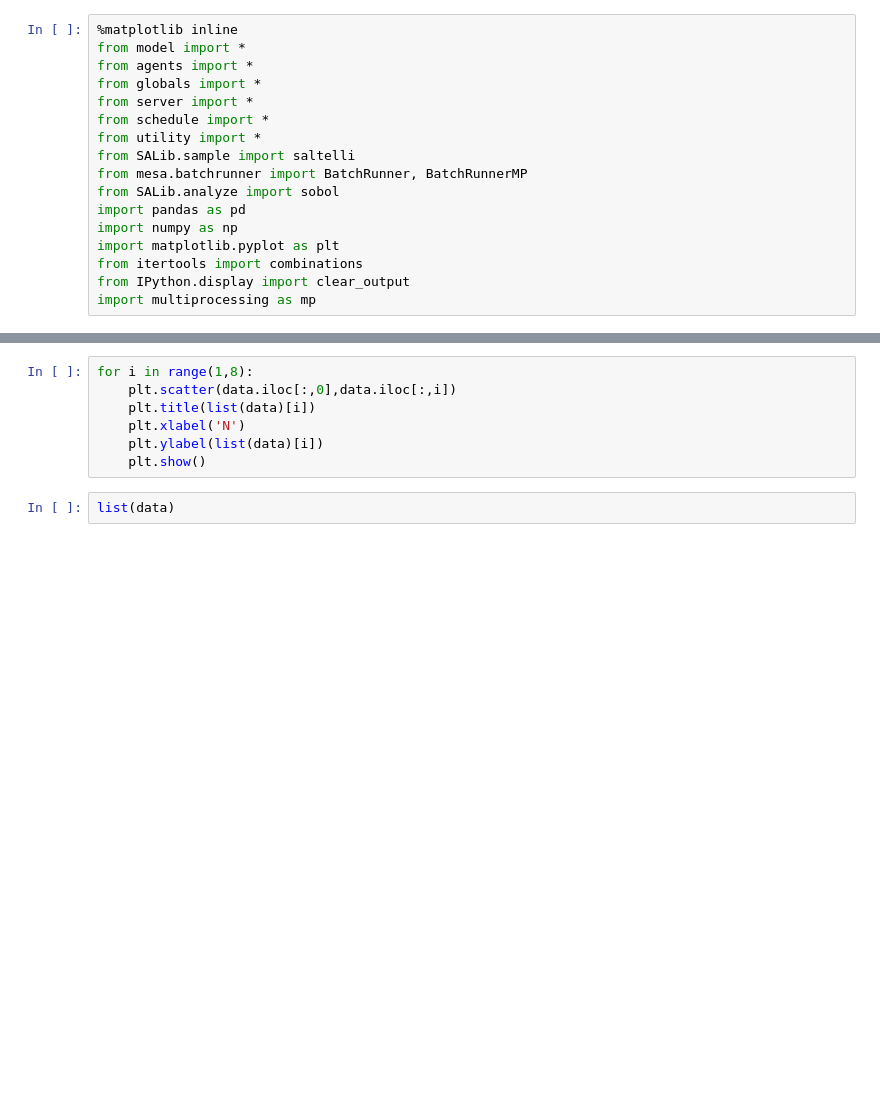
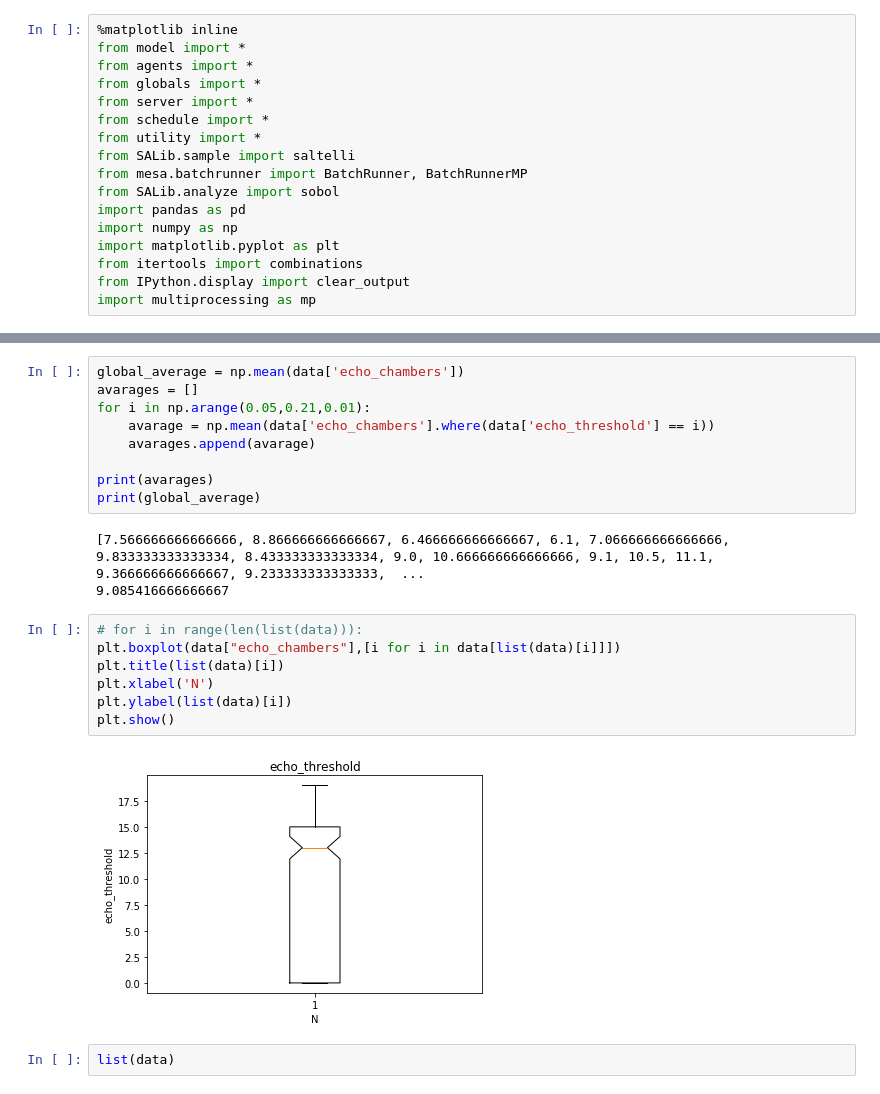
Before and after one commit to DirkZomerdijk/RPE-ABM, a Jupyter notebook: Code/Sensitivity analysis.ipynb, the cells around one changed output, grey strips where cells are left out. Saved outputs shown, nothing was run; the diff lists cells and outputs as text; blank space fills up the shorter version.

```diff
--- a/Code/Sensitivity analysis.ipynb
+++ b/Code/Sensitivity analysis.ipynb
@@ -91,10 +108,24 @@ plt.show()
+# %%
+global_average = np.mean(data['echo_chambers'])
+avarages = []
+for i in np.arange(0.05,0.21,0.01):
+    avarage = np.mean(data['echo_chambers'].where(data['echo_threshold'] == i))
+    avarages.append(avarage)
+
+print(avarages)
+print(global_average)
+# %% [output]
+[7.566666666666666, 8.866666666666667, 6.466666666666667, 6.1, 7.066666666666666, 9.833333333333334, 8.433333333333334, 9.0, 10.666666666666666, 9.1, 10.5, 11.1, 9.366666666666667, 9.233333333333333,  ...
+9.085416666666667
 # %%
-for i in range(1,8):
-    plt.scatter(data.iloc[:,0],data.iloc[:,i])
-    plt.title(list(data)[i])
-    plt.xlabel('N')
-    plt.ylabel(list(data)[i])
-    plt.show()
+# for i in range(len(list(data))):
+plt.boxplot(data["echo_chambers"],[i for i in data[list(data)[i]]])
+plt.title(list(data)[i])
+plt.xlabel('N')
+plt.ylabel(list(data)[i])
+plt.show()
+# %% [output]
+[figure, added]
 # %%
 list(data)
 # %%
```
Also changed, not shown: parts of 3 cells of this notebook, 3 other files.
